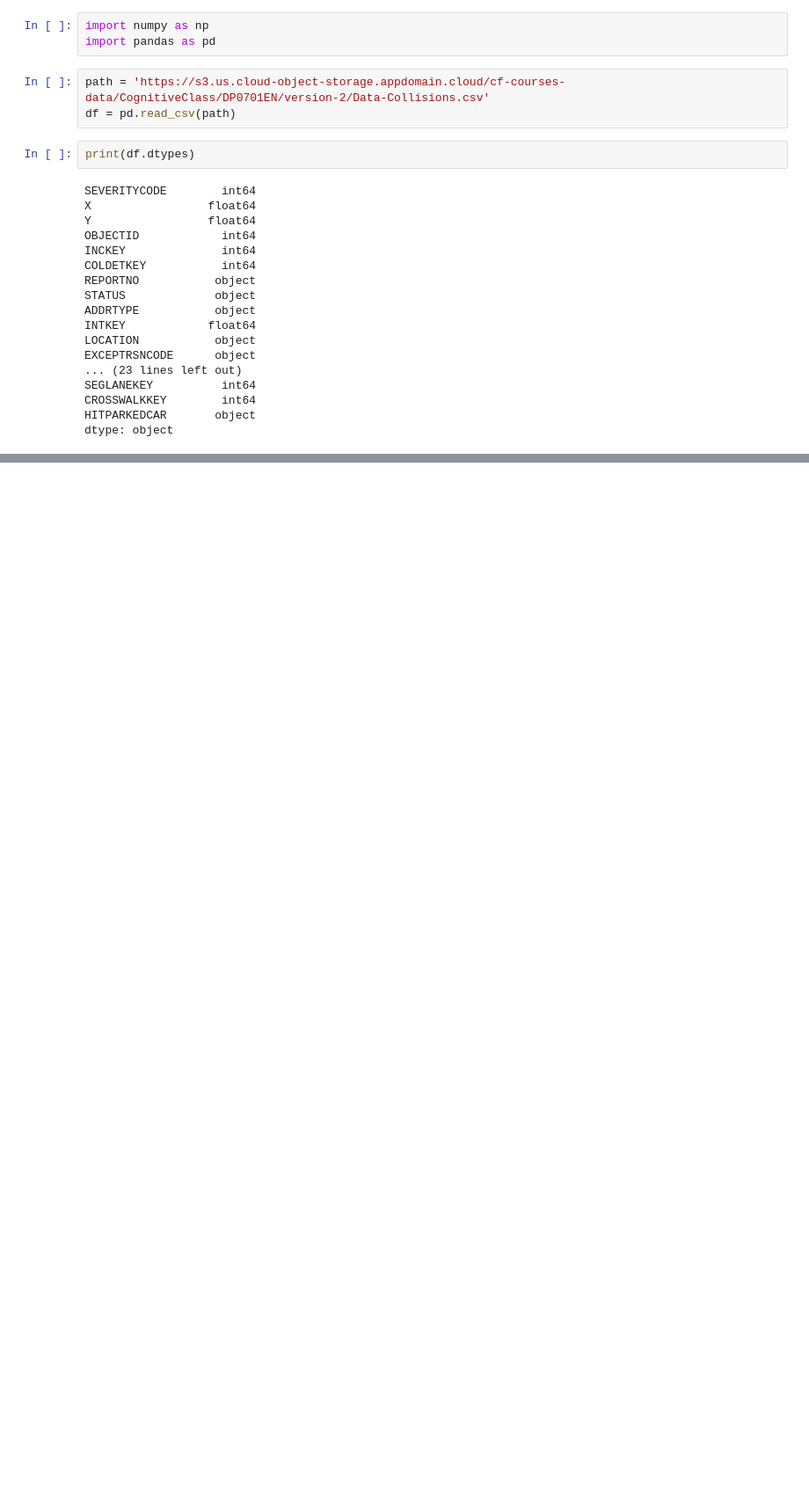
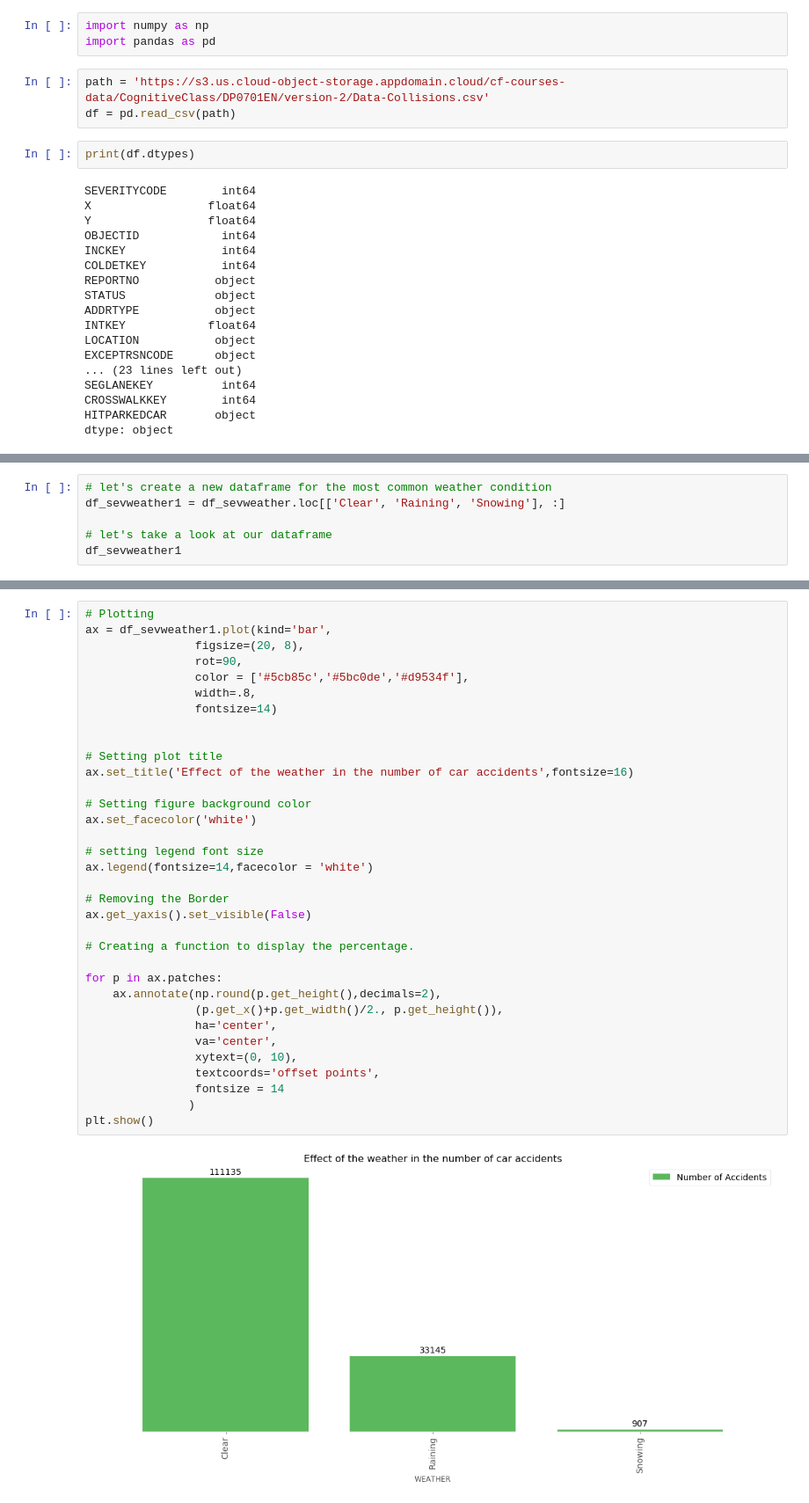
Before and after one commit to glamaralahl/Capstone-Project_final_Ahl, a Jupyter notebook: Capstone final project - Data-Collisions Seattle.ipynb, the cells around one changed output, grey strips where cells are left out. Shown at 88% size. Saved outputs shown, nothing was run; the diff lists cells and outputs as text; blank space fills up the shorter version.

```diff
--- a/Capstone final project - Data-Collisions Seattle.ipynb
+++ b/Capstone final project - Data-Collisions Seattle.ipynb
@@ -47,0 +123,6 @@ df.head
+# %%
+# let's create a new dataframe for the most common weather condition
+df_sevweather1 = df_sevweather.loc[['Clear', 'Raining', 'Snowing'], :]
+
+# let's take a look at our dataframe
+df_sevweather1
@@ -47,0 +135,36 @@ df.head
+# %%
+# Plotting
+ax = df_sevweather1.plot(kind='bar',
+                figsize=(20, 8),
+                rot=90,
+                color = ['#5cb85c','#5bc0de','#d9534f'],
+                width=.8,
+                fontsize=14)
+
+
+# Setting plot title
+ax.set_title('Effect of the weather in the number of car accidents',fontsize=16)
+
+# Setting figure background color
+ax.set_facecolor('white')
+
+# setting legend font size
+ax.legend(fontsize=14,facecolor = 'white')
+
+# Removing the Border
+ax.get_yaxis().set_visible(False)
+
+# Creating a function to display the percentage.
+
+for p in ax.patches:
+    ax.annotate(np.round(p.get_height(),decimals=2),
+                (p.get_x()+p.get_width()/2., p.get_height()),
+                ha='center',
+                va='center',
+                xytext=(0, 10),
+                textcoords='offset points',
+                fontsize = 14
+               )
+plt.show()
+# %% [output]
+[figure, added]
```
Also changed, not shown: parts of 20 cells of this notebook.
